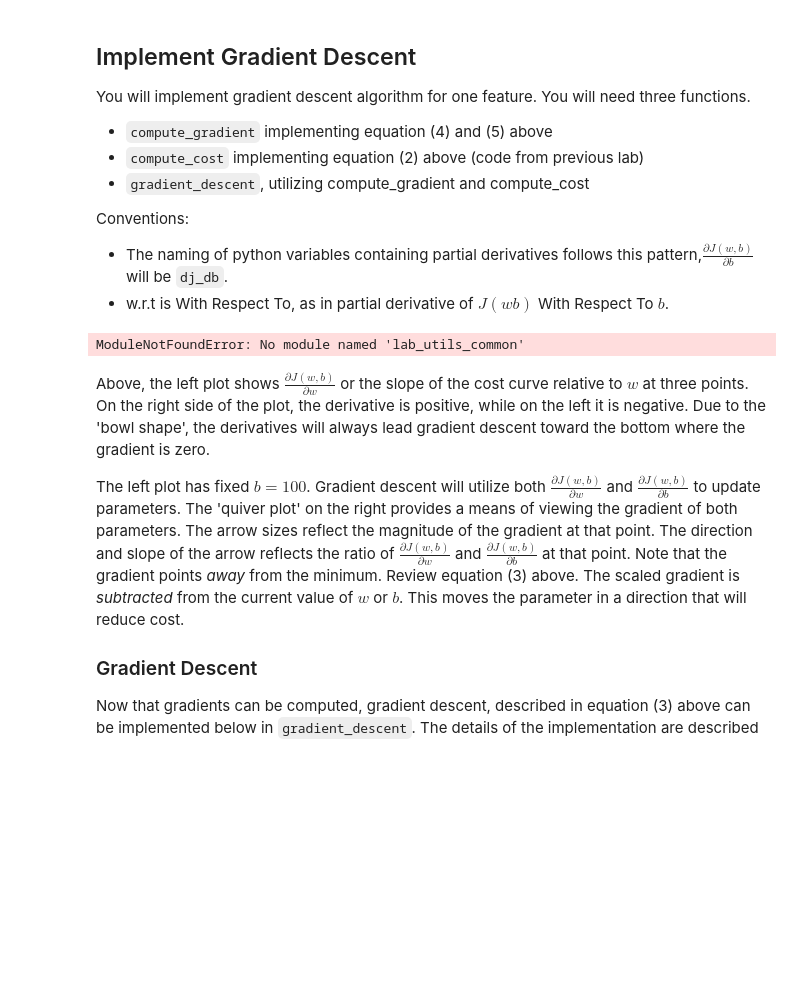
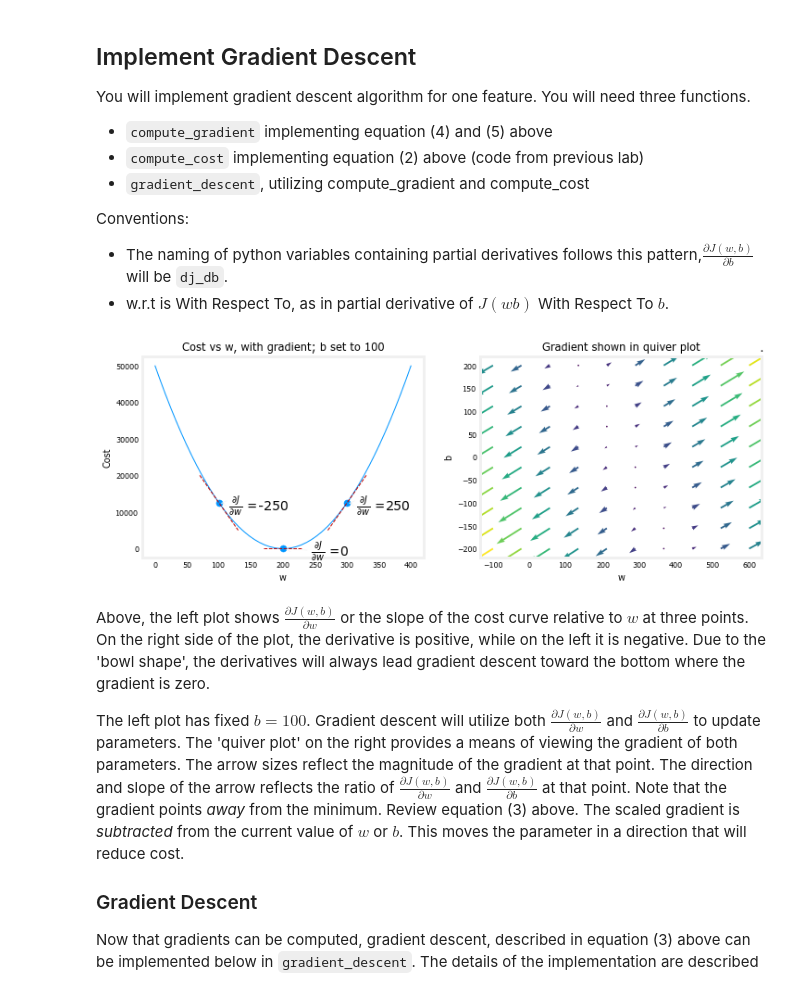
Before and after one commit to imaxfp/edu_machine_learning, a Jupyter notebook: src/1_deeplearning_ai_supervised_ml_regression_and_classification/week1.ipynb, the cells around one changed output. Saved outputs shown, nothing was run; the diff lists cells and outputs as text; code cells hidden in the pictures; blank space fills up the shorter version.

```diff
--- a/src/1_deeplearning_ai_supervised_ml_regression_and_classification/week1.ipynb
+++ b/src/1_deeplearning_ai_supervised_ml_regression_and_classification/week1.ipynb
@@ -374,12 +373,13 @@ Conventions:
 - The naming of python variables containing partial derivatives follows this pattern,$\frac{\partial J(w,b)}{\partial b}$  will be `dj_db`.
 - w.r.t is With Respect To, as in partial derivative of $J(wb)$ With Respect To $b$.
 # %%
+import os
+import sys
+sys.path.append(os.path.abspath("./utils"))
 import math, copy
 import numpy as np
 import matplotlib.pyplot as plt
-
-plt.style.use('./utils/deeplearning.mplstyle')
-from utils.lab_utils_uni import plt_house_x, plt_contour_wgrad, plt_divergence, plt_gradients
+from utils.lab_utils_uni import plt_contour_wgrad, plt_divergence, plt_gradients
 
 # Load our data set
 x_train = np.array([1.0, 2.0])  #features
@@ -404,34 +404,34 @@ def compute_gradient(x, y, w, b):
     Computes the gradient for linear regression
     Args:
       x (ndarray (m,)): Data, m examples
       y (ndarray (m,)): target values
       w,b (scalar)    : model parameters
     Returns
       dj_dw (scalar): The gradient of the cost w.r.t. the parameters w
       dj_db (scalar): The gradient of the cost w.r.t. the parameter b
      """
 
     # Number of training examples
     m = x.shape[0]
     dj_dw = 0
     dj_db = 0
 
     for i in range(m):
         f_wb = w * x[i] + b
         dj_dw_i = (f_wb - y[i]) * x[i]
         dj_db_i = f_wb - y[i]
         dj_db += dj_db_i
         dj_dw += dj_dw_i
     dj_dw = dj_dw / m
     dj_db = dj_db / m
 
     return dj_dw, dj_db
 
 
 plt_gradients(x_train, y_train, compute_cost, compute_gradient)
 plt.show()
 # %% [output]
-ModuleNotFoundError: No module named 'lab_utils_common'
+[figure, added]
 # %% [markdown]
 Above, the left plot shows $\frac{\partial J(w,b)}{\partial w}$ or the slope of the cost curve relative to $w$ at three points. On the right side of the plot, the derivative is positive, while on the left it is negative. Due to the 'bowl shape', the derivatives will always lead gradient descent toward the bottom where the gradient is zero.
 
```
Also changed, not shown: parts of 1 cell of this notebook, 6 other files.
